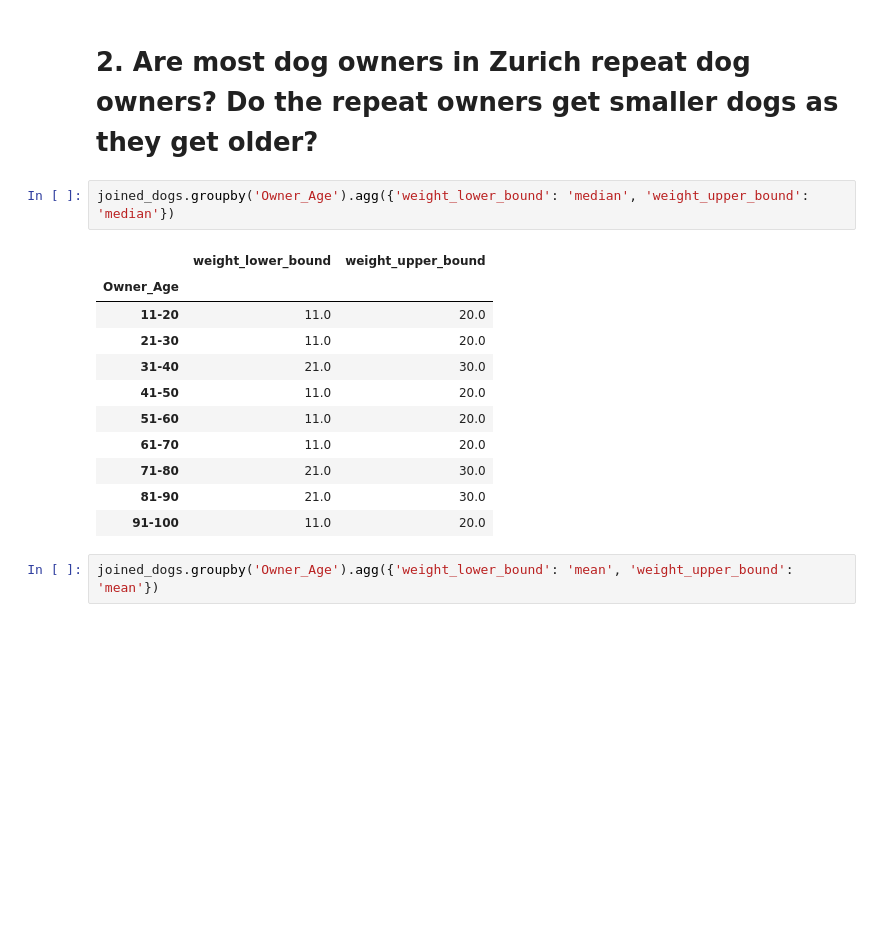
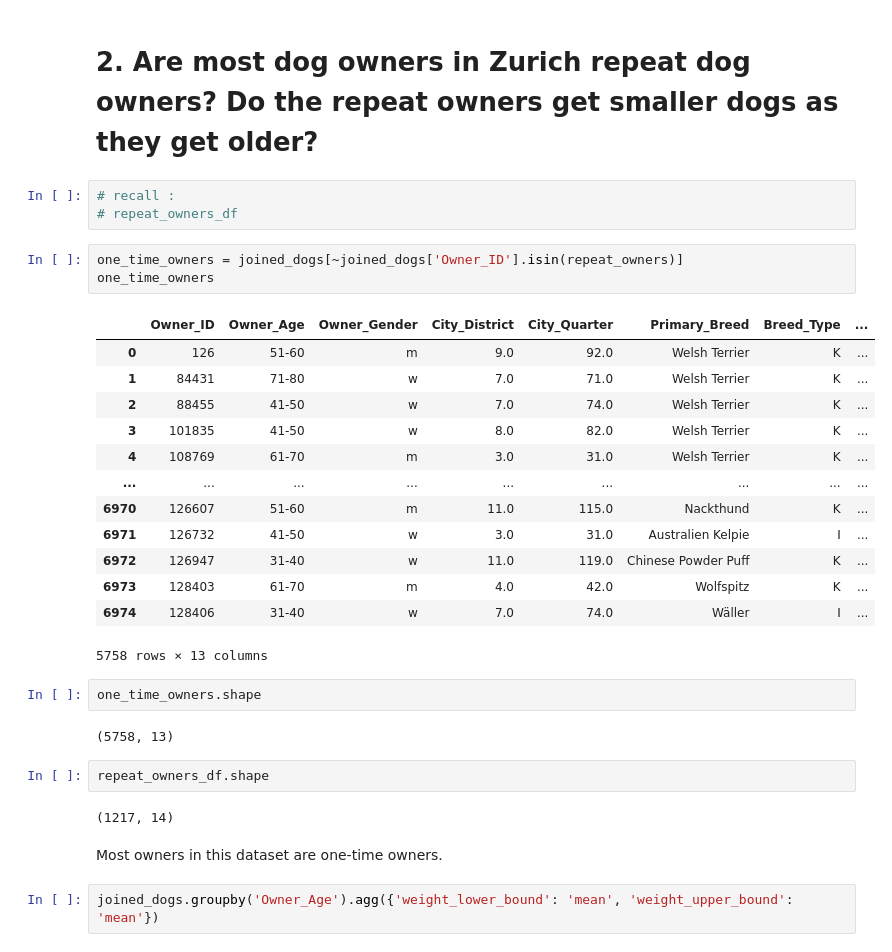
Before and after one commit to jmandano/cmps530_final_project, a Jupyter notebook: final_code.ipynb, the cells around one changed output. Saved outputs shown, nothing was run; the diff lists cells and outputs as text; blank space fills up the shorter version.

Commit message:
most recent changes

```diff
--- a/final_code.ipynb
+++ b/final_code.ipynb
@@ -395,20 +395,36 @@ plt.show()
 [figure]
 # %% [markdown]
 # 2. Are most dog owners in Zurich repeat dog owners? Do the repeat owners get smaller dogs as they get older?
-# %%
-joined_dogs.groupby('Owner_Age').agg({'weight_lower_bound': 'median', 'weight_upper_bound': 'median'})
-# %% [output]
-|  | weight_lower_bound | weight_upper_bound |
-| Owner_Age |  |  |
-| 11-20 | 11.0 | 20.0 |
-| 21-30 | 11.0 | 20.0 |
-| 31-40 | 21.0 | 30.0 |
-| 41-50 | 11.0 | 20.0 |
-| 51-60 | 11.0 | 20.0 |
-| 61-70 | 11.0 | 20.0 |
-| 71-80 | 21.0 | 30.0 |
-| 81-90 | 21.0 | 30.0 |
-| 91-100 | 11.0 | 20.0 |
+# %%
+# recall :
+# repeat_owners_df
+# %%
+one_time_owners = joined_dogs[~joined_dogs['Owner_ID'].isin(repeat_owners)]
+one_time_owners
+# %% [output]
+|  | Owner_ID | Owner_Age | Owner_Gender | City_District | City_Quarter | Primary_Breed | Breed_Type | ... |
+| 0 | 126 | 51-60 | m | 9.0 | 92.0 | Welsh Terrier | K | ... |
+| 1 | 84431 | 71-80 | w | 7.0 | 71.0 | Welsh Terrier | K | ... |
+| 2 | 88455 | 41-50 | w | 7.0 | 74.0 | Welsh Terrier | K | ... |
+| 3 | 101835 | 41-50 | w | 8.0 | 82.0 | Welsh Terrier | K | ... |
+| 4 | 108769 | 61-70 | m | 3.0 | 31.0 | Welsh Terrier | K | ... |
+| ... | ... | ... | ... | ... | ... | ... | ... | ... |
+| 6970 | 126607 | 51-60 | m | 11.0 | 115.0 | Nackthund | K | ... |
+| 6971 | 126732 | 41-50 | w | 3.0 | 31.0 | Australien Kelpie | I | ... |
+| 6972 | 126947 | 31-40 | w | 11.0 | 119.0 | Chinese Powder Puff | K | ... |
+| 6973 | 128403 | 61-70 | m | 4.0 | 42.0 | Wolfspitz | K | ... |
+| 6974 | 128406 | 31-40 | w | 7.0 | 74.0 | Wäller | I | ... |
+5758 rows × 13 columns
+# %%
+one_time_owners.shape
+# %% [output]
+(5758, 13)
+# %%
+repeat_owners_df.shape
+# %% [output]
+(1217, 14)
+# %% [markdown]
+Most owners in this dataset are one-time owners.
 # %%
 joined_dogs.groupby('Owner_Age').agg({'weight_lower_bound': 'mean', 'weight_upper_bound': 'mean'})
 # %% [output]
```
